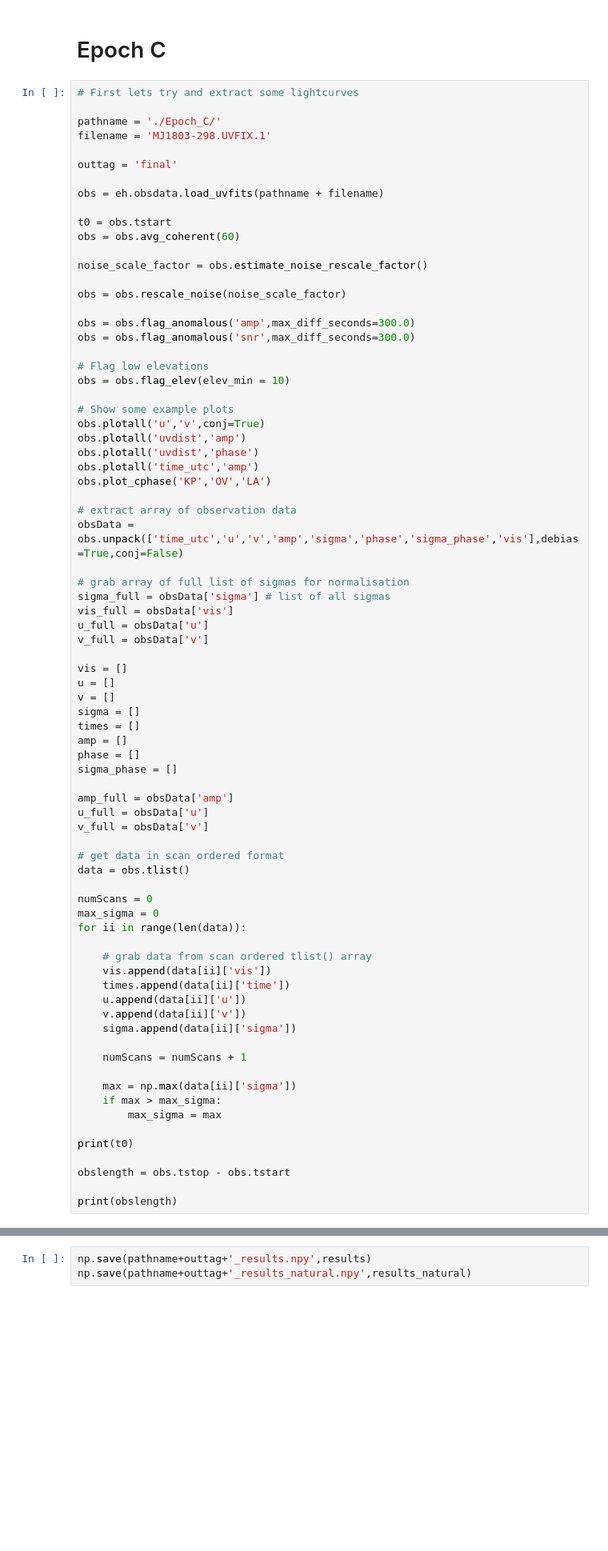
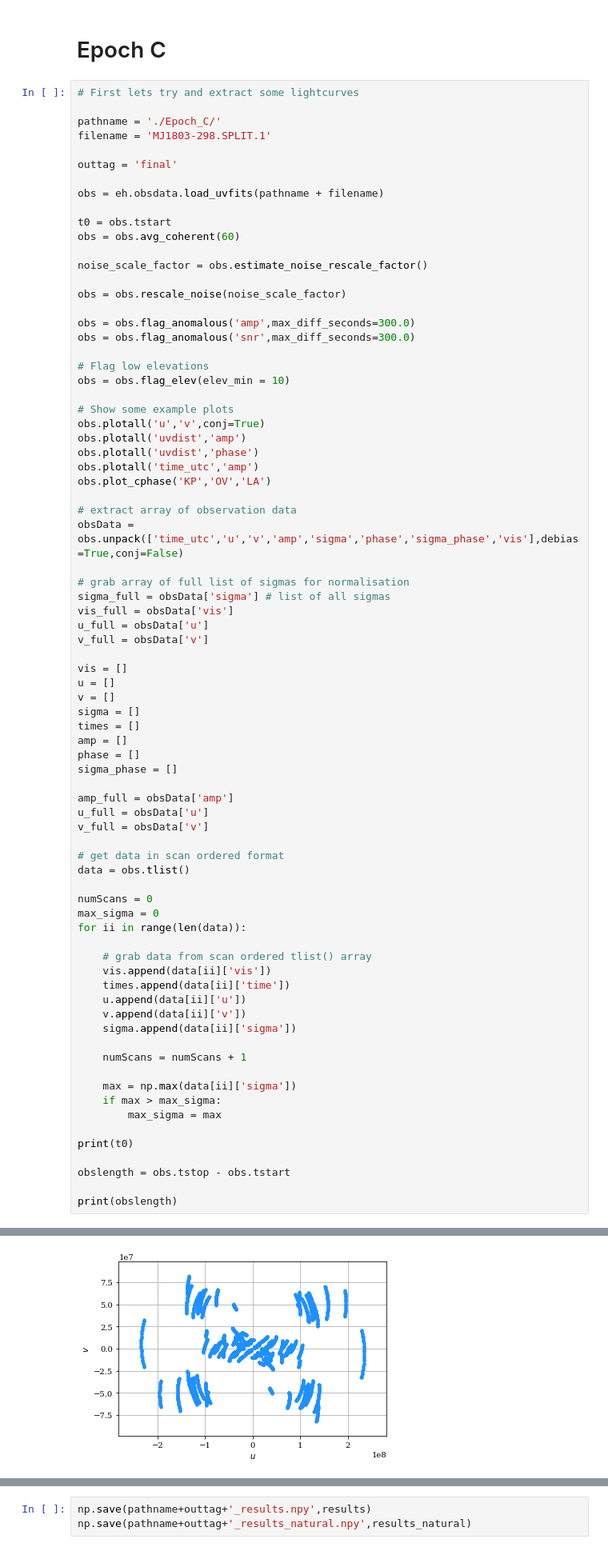
Before and after one commit to Callan612/MAXIJ1803-Model-Fitting, a Jupyter notebook: MAXIJ1803_Modelling.ipynb, the cells around one changed output, grey strips where cells are left out. Shown at 80% size. Cells and saved outputs as stored; diff of their text form; blank space fills up the shorter version.

```diff
--- a/MAXIJ1803_Modelling.ipynb
+++ b/MAXIJ1803_Modelling.ipynb
@@ -591,7 +589,7 @@ np.save(pathname+outtag+'_results_natural.npy',results_natural)
 # First lets try and extract some lightcurves
 
 pathname = './Epoch_C/'
-filename = 'MJ1803-298.UVFIX.1'
+filename = 'MJ1803-298.SPLIT.1'
 
 outtag = 'final'
 
@@ -669,0 +675 @@ FileNotFoundError: [Errno 2] No such file or directory: './Epoch_C/MJ1803-298.UV
+[figure, added]
```
Also changed, not shown: parts of 15 cells of this notebook, 3 other files.
